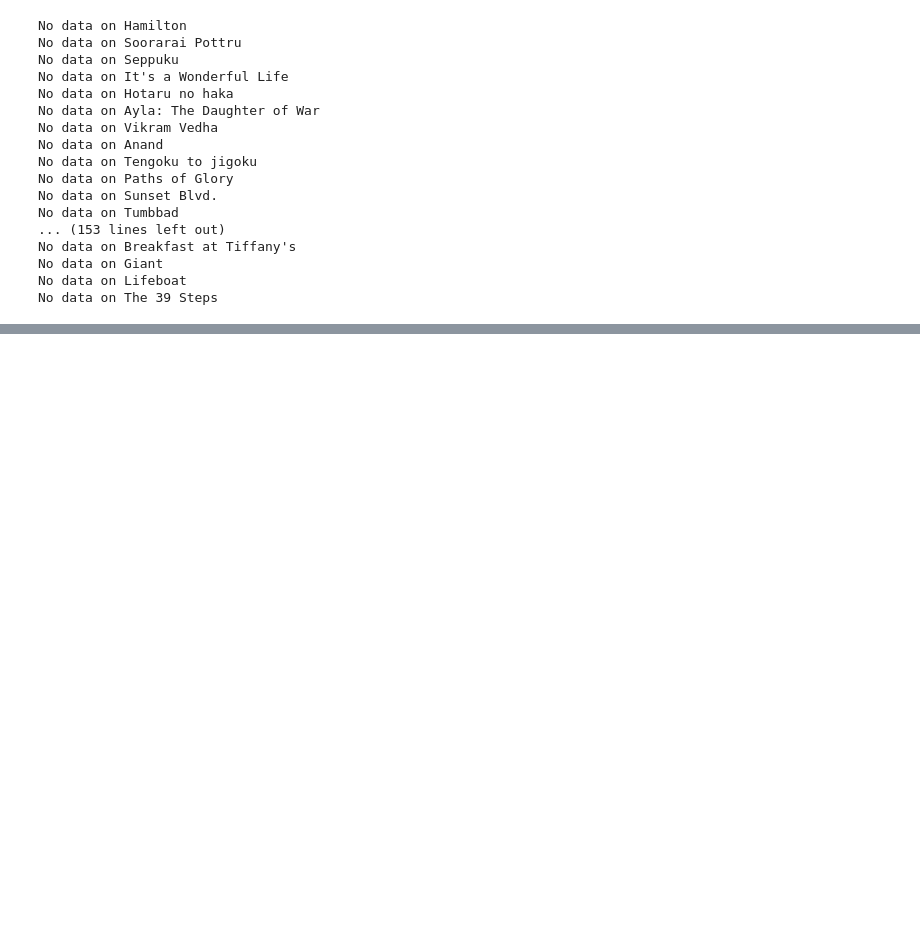
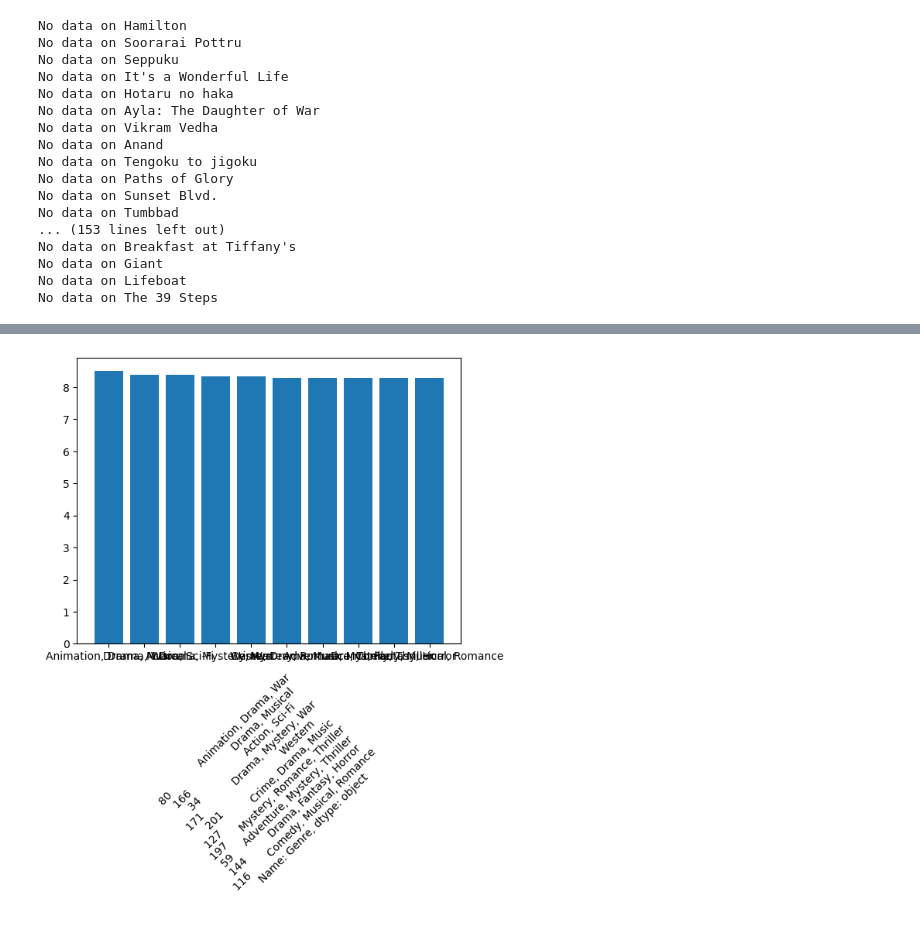
Before and after one commit to bburwinkel0721/movie_analysis, a Jupyter notebook: analysis.ipynb, the cells around one changed output, grey strips where cells are left out. Cells and saved outputs as stored; diff of their text form; code cells hidden in the pictures; blank space fills up the shorter version.

```diff
--- a/analysis.ipynb
+++ b/analysis.ipynb
@@ -148,0 +164,9 @@ int(string_json['BoxOffice'].strip('$').replace(',',''))
+# %%
+# Create a plot of the genres by rating
+fig, ax = plt.subplots()
+ax.bar(top_ten_rating_by_genre['Genre'], top_ten_rating_by_genre['IMDB_Rating'])
+
+# Display the plot
+plt.show()
+# %% [output]
+[figure, added]
```
Also changed, not shown: parts of 21 cells of this notebook.
